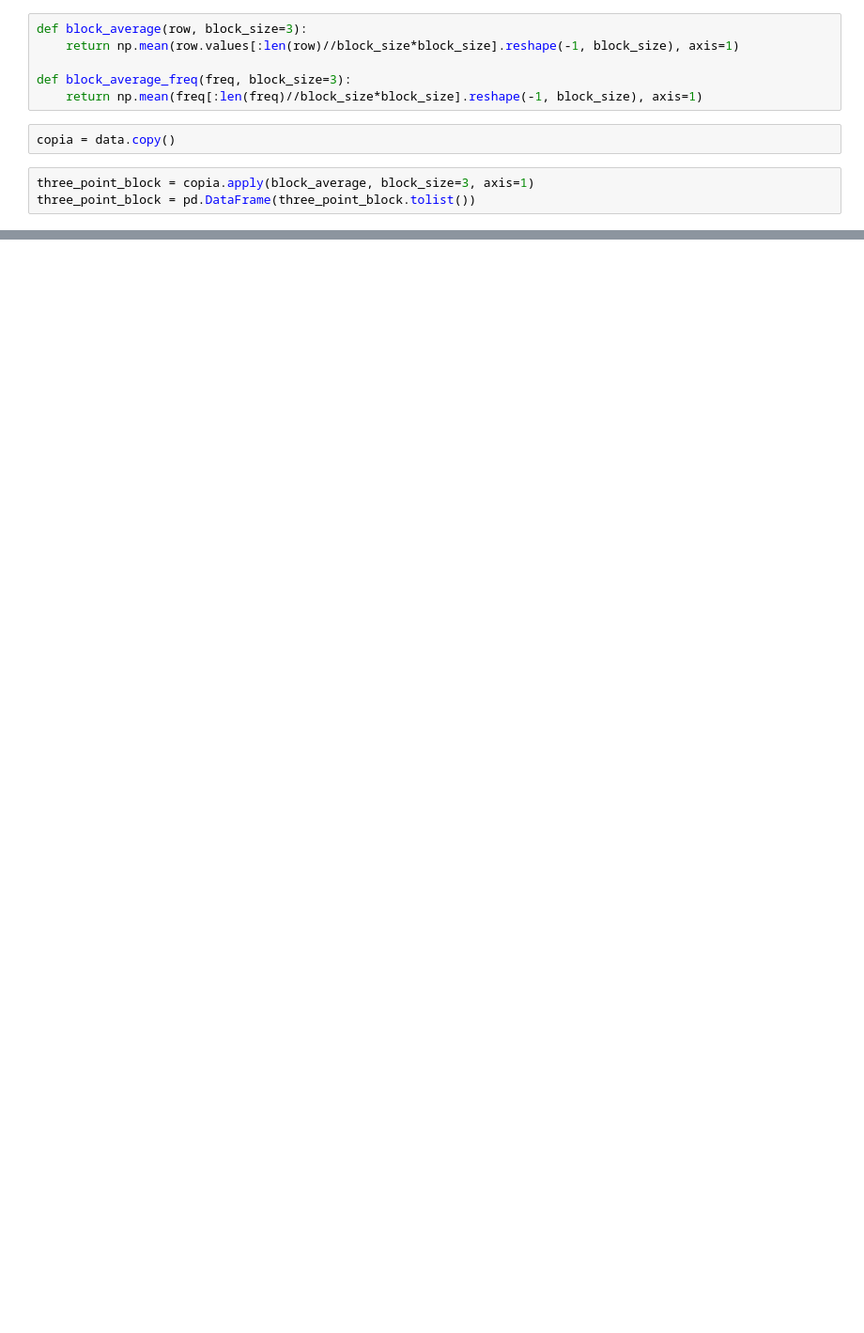
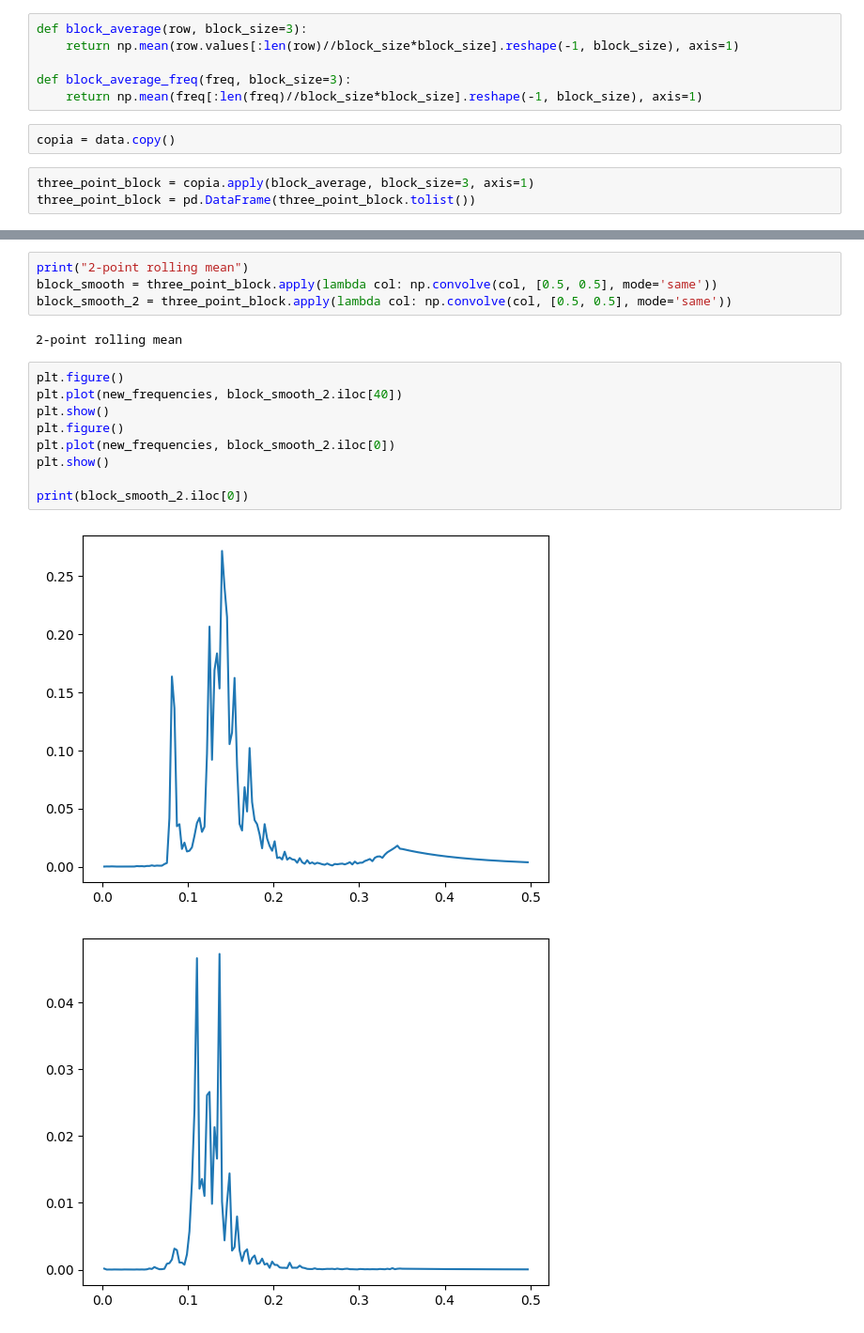
Before and after one commit to AdrianPerezHerrero/HDP-GPC, a Jupyter notebook: hdpgpc/ocean/LimpiezaDataset.ipynb, the cells around one changed output, grey strips where cells are left out. Shown at 94% size. Cells and saved outputs as stored; diff of their text form; blank space fills up the shorter version.

```diff
--- a/hdpgpc/ocean/LimpiezaDataset.ipynb
+++ b/hdpgpc/ocean/LimpiezaDataset.ipynb
@@ -73,0 +72,18 @@ plt.plot(new_frequencies, em)
+# %%
+print("2-point rolling mean")
+block_smooth = three_point_block.apply(lambda col: np.convolve(col, [0.5, 0.5], mode='same'))
+block_smooth_2 = three_point_block.apply(lambda col: np.convolve(col, [0.5, 0.5], mode='same'))
+# %% [output]
+2-point rolling mean
+# %%
+plt.figure()
+plt.plot(new_frequencies, block_smooth_2.iloc[40])
+plt.show()
+plt.figure()
+plt.plot(new_frequencies, block_smooth_2.iloc[0])
+plt.show()
+
+print(block_smooth_2.iloc[0])
+# %% [output]
+[figure, added]
+[figure, added]
```
Also changed, not shown: parts of 6 cells of this notebook, 6 other files.
